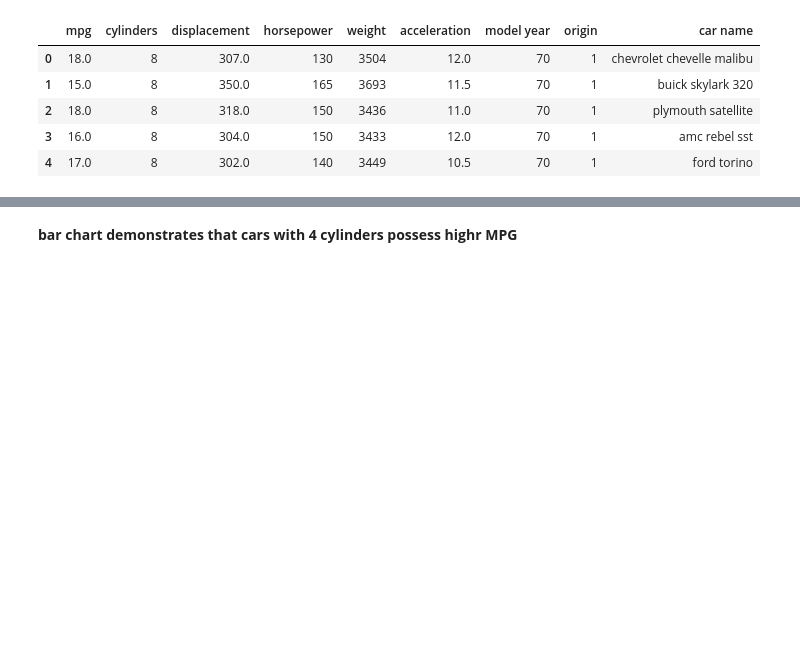
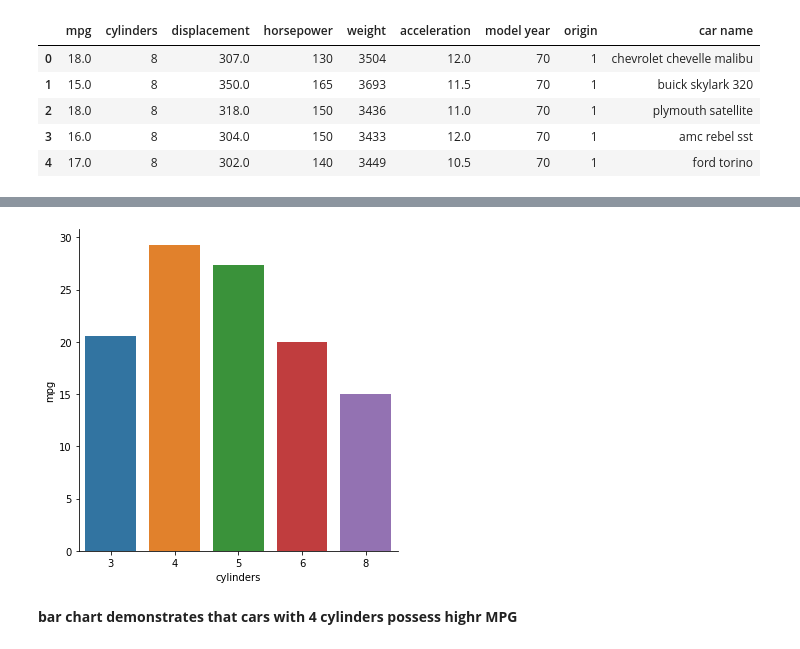
Before and after one commit to iCobra3/auto-mpg-visualisation-project, a Jupyter notebook: task.ipynb, the cells around one changed output, grey strips where cells are left out. Saved outputs shown, nothing was run; the diff lists cells and outputs as text; code cells hidden in the pictures; blank space fills up the shorter version.

```diff
--- a/task.ipynb
+++ b/task.ipynb
@@ -27,3 +27,14 @@ plt.show()
+# %%
+sns.catplot(
+    kind = 'bar',
+    data = df,
+    x = 'cylinders',
+    y = 'mpg',
+    ci = None
+)
+plt.show()
+# %% [output]
+[figure, added]
 # %% [markdown]
 **bar chart demonstrates that cars with 4 cylinders possess highr MPG**
 # %%
```
Also changed, not shown: parts of 1 cell of this notebook.
